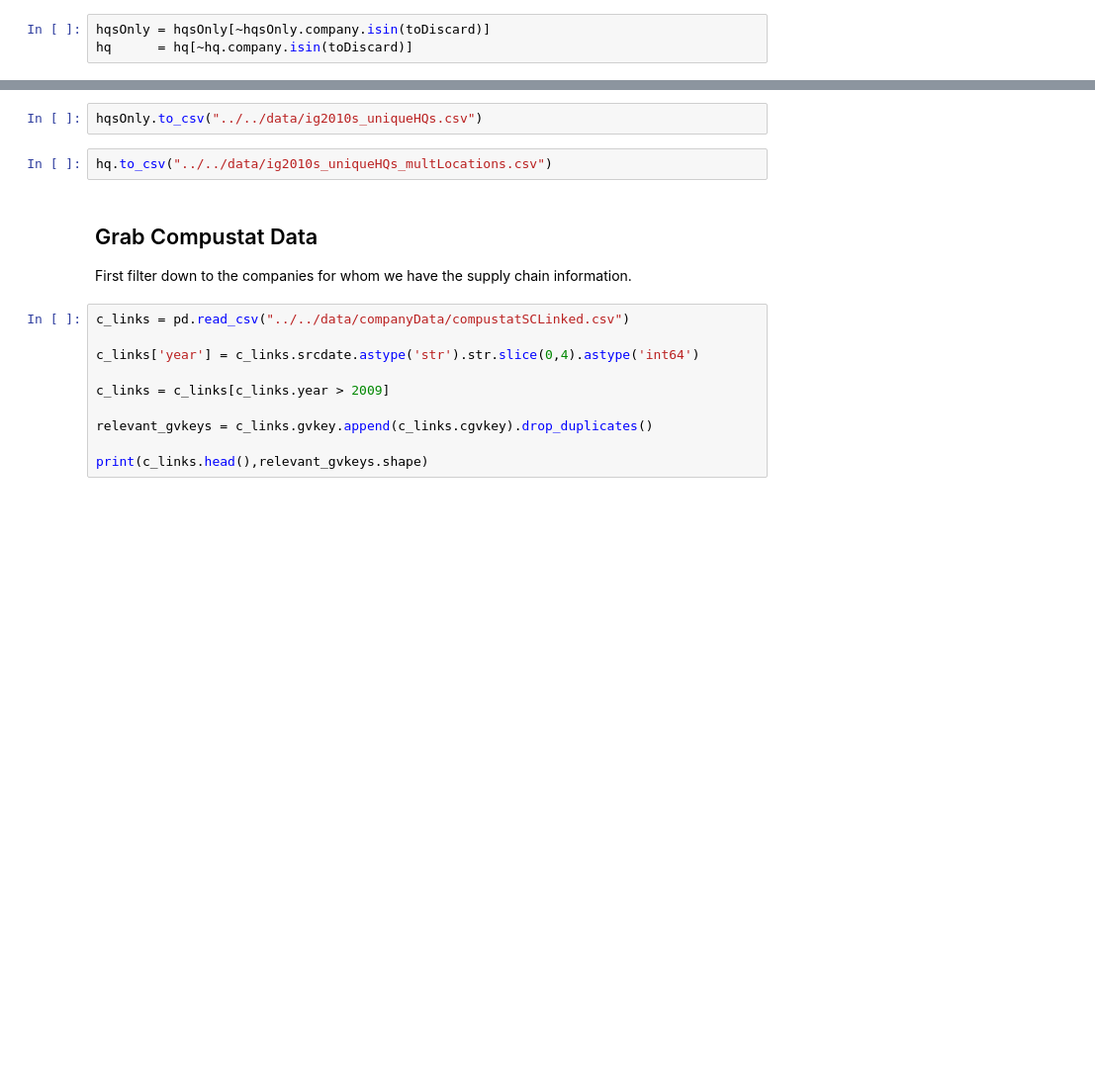
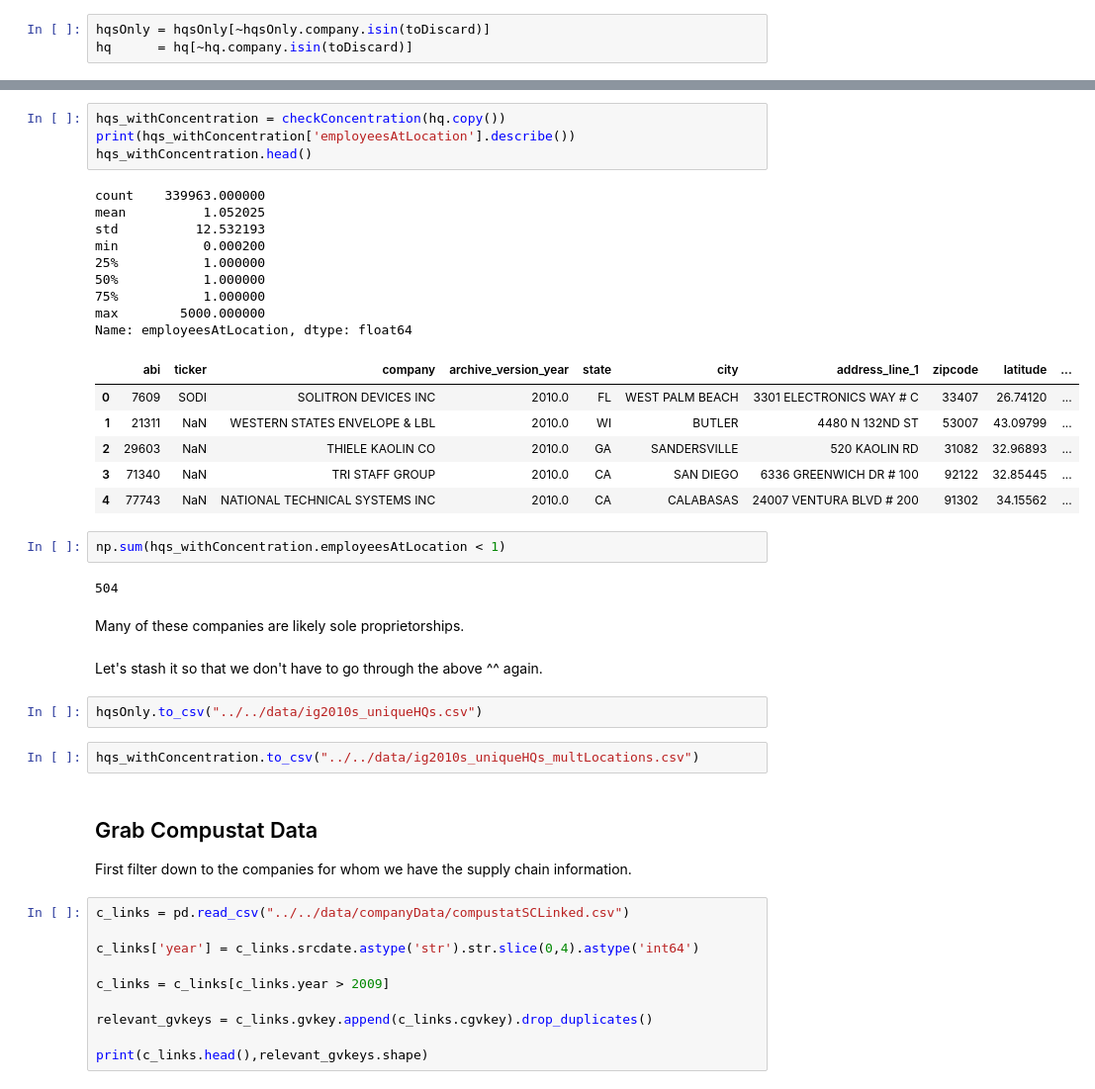
Before and after one commit to brianreed21/extremes, a Jupyter notebook: extremesCleaningCode/linkingProgram.ipynb, the cells around one changed output, grey strips where cells are left out. Shown at 99% size. Drawn from its saved outputs; the diff is of its cells as text; blank space fills up the shorter version.

```diff
--- a/extremesCleaningCode/linkingProgram.ipynb
+++ b/extremesCleaningCode/linkingProgram.ipynb
@@ -71,7 +195,35 @@ Let's stash it so that we don't have to go through the above ^^ again.
+# %%
+hqs_withConcentration = checkConcentration(hq.copy())
+print(hqs_withConcentration['employeesAtLocation'].describe())
+hqs_withConcentration.head()
+# %% [output]
+count    339963.000000
+mean          1.052025
+std          12.532193
+min           0.000200
+25%           1.000000
+50%           1.000000
+75%           1.000000
+max        5000.000000
+Name: employeesAtLocation, dtype: float64
+|  | abi | ticker | company | archive_version_year | state | city | address_line_1 | zipcode | latitude | ... |
+| 0 | 7609 | SODI | SOLITRON DEVICES INC | 2010.0 | FL | WEST PALM BEACH | 3301 ELECTRONICS WAY # C | 33407 | 26.74120 | ... |
+| 1 | 21311 | NaN | WESTERN STATES ENVELOPE & LBL | 2010.0 | WI | BUTLER | 4480 N 132ND ST | 53007 | 43.09799 | ... |
+| 2 | 29603 | NaN | THIELE KAOLIN CO | 2010.0 | GA | SANDERSVILLE | 520 KAOLIN RD | 31082 | 32.96893 | ... |
+| 3 | 71340 | NaN | TRI STAFF GROUP | 2010.0 | CA | SAN DIEGO | 6336 GREENWICH DR # 100 | 92122 | 32.85445 | ... |
+| 4 | 77743 | NaN | NATIONAL TECHNICAL SYSTEMS INC | 2010.0 | CA | CALABASAS | 24007 VENTURA BLVD # 200 | 91302 | 34.15562 | ... |
+# %%
+np.sum(hqs_withConcentration.employeesAtLocation < 1)
+# %% [output]
+504
+# %% [markdown]
+Many of these companies are likely sole proprietorships.
+# %% [markdown]
+Let's stash it so that we don't have to go through the above ^^ again.
 # %%
 hqsOnly.to_csv("../../data/ig2010s_uniqueHQs.csv")
 # %%
-hq.to_csv("../../data/ig2010s_uniqueHQs_multLocations.csv")
+hqs_withConcentration.to_csv("../../data/ig2010s_uniqueHQs_multLocations.csv")
 # %% [markdown]
 ## Grab Compustat Data
 
```
Also changed, not shown: parts of 29 cells of this notebook, 5 other files.
